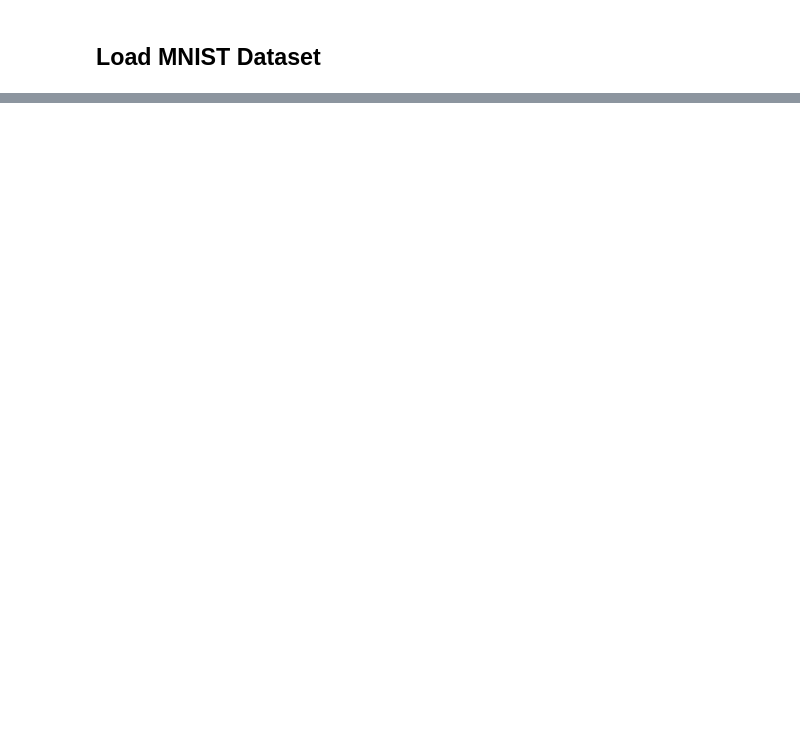
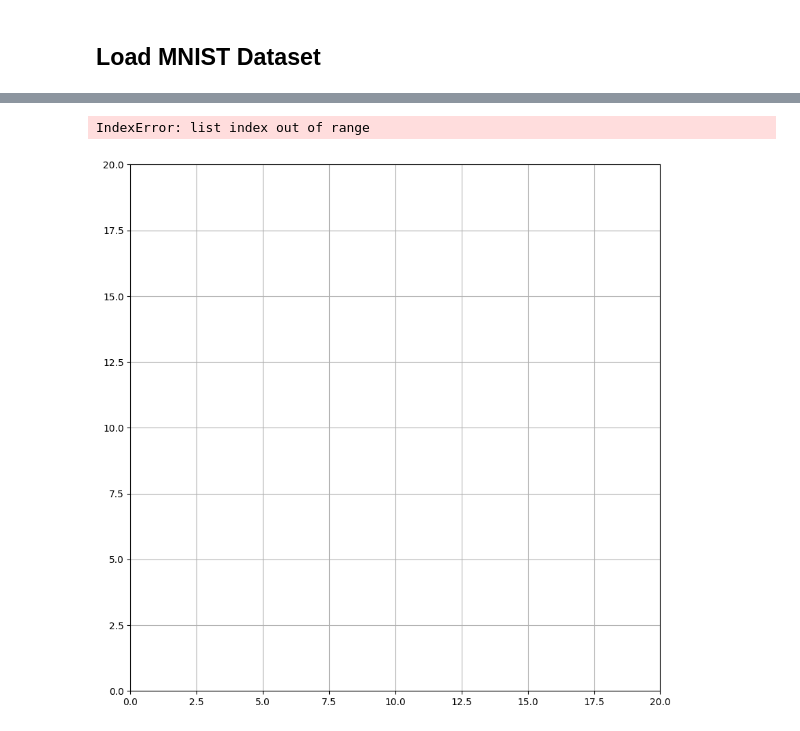
Before and after one commit to Elesdes/5IABD_UnsupervisedDL, a Jupyter notebook: src/algorithms/som/som.ipynb, the cells around one changed output, grey strips where cells are left out. Drawn from its saved outputs; the diff is of its cells as text; code cells hidden in the pictures; blank space fills up the shorter version.

```diff
--- a/src/algorithms/som/som.ipynb
+++ b/src/algorithms/som/som.ipynb
@@ -73,0 +142,5 @@ plt.show()
+# %%
+animate_som(mnist_som, data, labels, num_iterations=100, interval=200)
+# %% [output]
+IndexError: list index out of range
+[figure, added]
```
Also changed, not shown: parts of 22 cells of this notebook, 1 other file.
